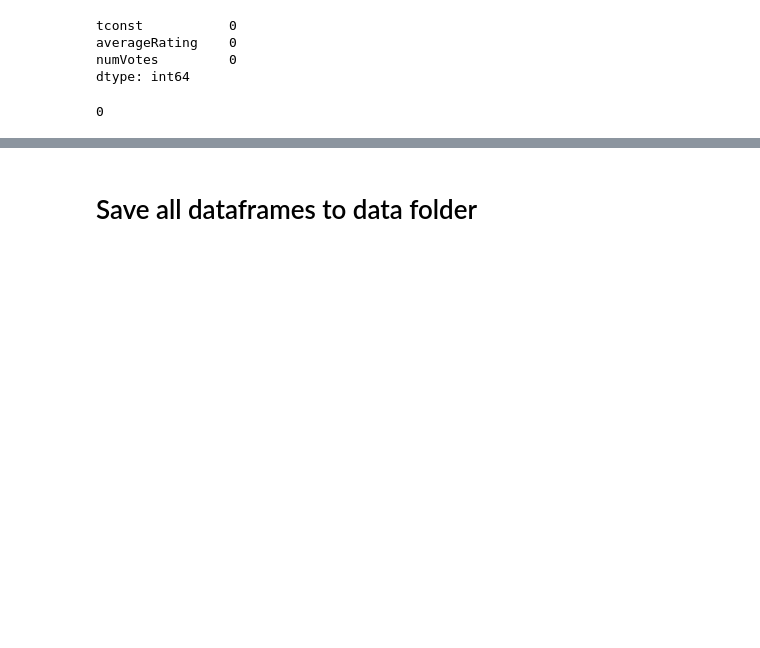
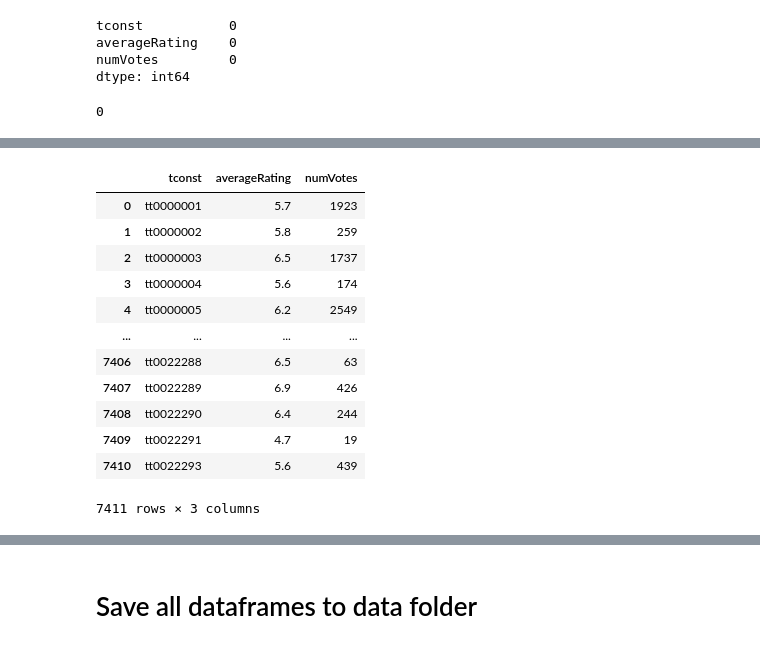
Before and after one commit to shellymduncan/Projec-3-TMDB, a Jupyter notebook: Project 3 - IMDB - Movie.ipynb, the cells around one changed output, grey strips where cells are left out. Saved outputs shown, nothing was run; the diff lists cells and outputs as text; code cells hidden in the pictures; blank space fills up the shorter version.

```diff
--- a/Project 3 - IMDB - Movie.ipynb
+++ b/Project 3 - IMDB - Movie.ipynb
@@ -306,6 +305,6 @@ ratings_ml.duplicated().sum()
 ratings_ml.replace({'\\N':np.nan}, inplace = True)
 # %%
 # Keep only US movies
-keep = basics_ml['tconst'].isin(akas_ml['titleId'])
-keep
+keepers2 = ratings_ml['tconst'].isin(akas_ml['titleId'])
+keepers2
 # %% [output]
@@ -313,3 +323,18 @@ Series([], Name: tconst, dtype: bool)
 # %%
 # filter
-basi
+ratings_ml = ratings_ml[keepers2]
+ratings_ml
+# %% [output]
+|  | tconst | averageRating | numVotes |
+| 0 | tt0000001 | 5.7 | 1923 |
+| 1 | tt0000002 | 5.8 | 259 |
+| 2 | tt0000003 | 6.5 | 1737 |
+| 3 | tt0000004 | 5.6 | 174 |
+| 4 | tt0000005 | 6.2 | 2549 |
+| ... | ... | ... | ... |
+| 7406 | tt0022288 | 6.5 | 63 |
+| 7407 | tt0022289 | 6.9 | 426 |
+| 7408 | tt0022290 | 6.4 | 244 |
+| 7409 | tt0022291 | 4.7 | 19 |
+| 7410 | tt0022293 | 5.6 | 439 |
+7411 rows × 3 columns
```
Also changed, not shown: parts of 21 cells of this notebook, 1 other file.
